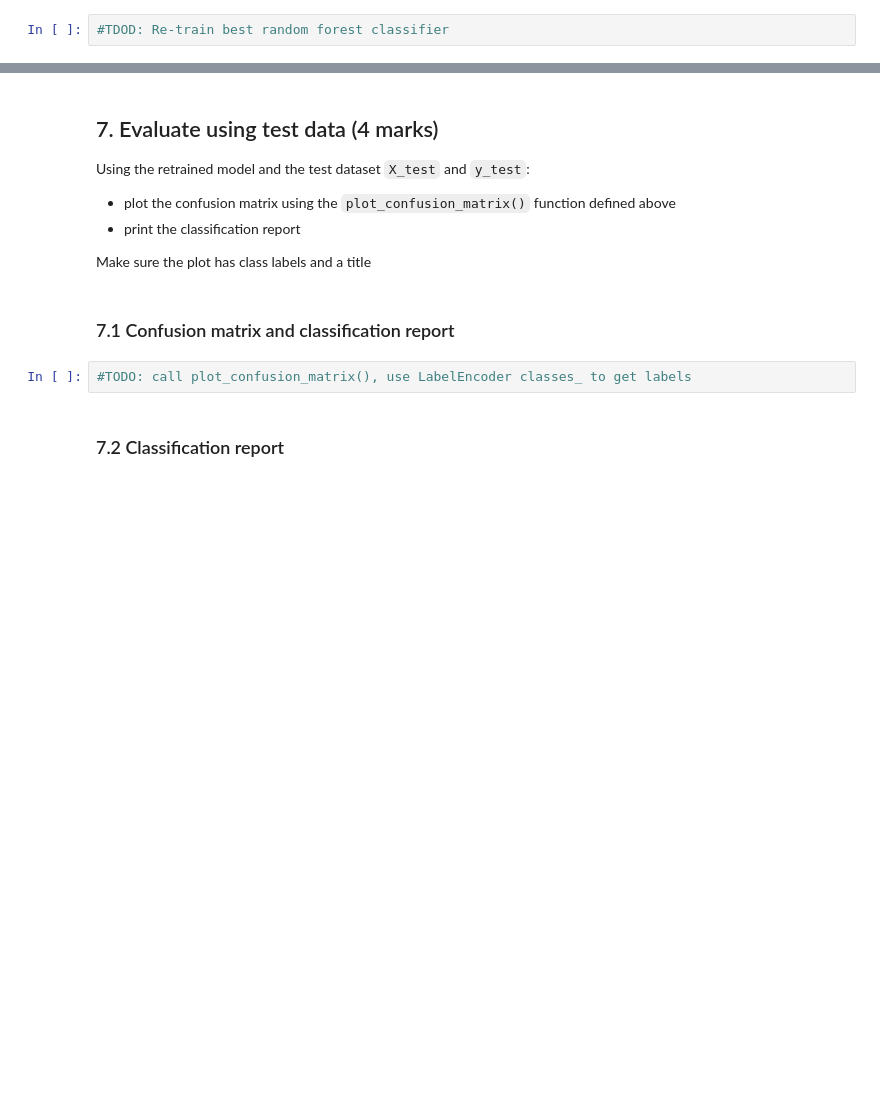
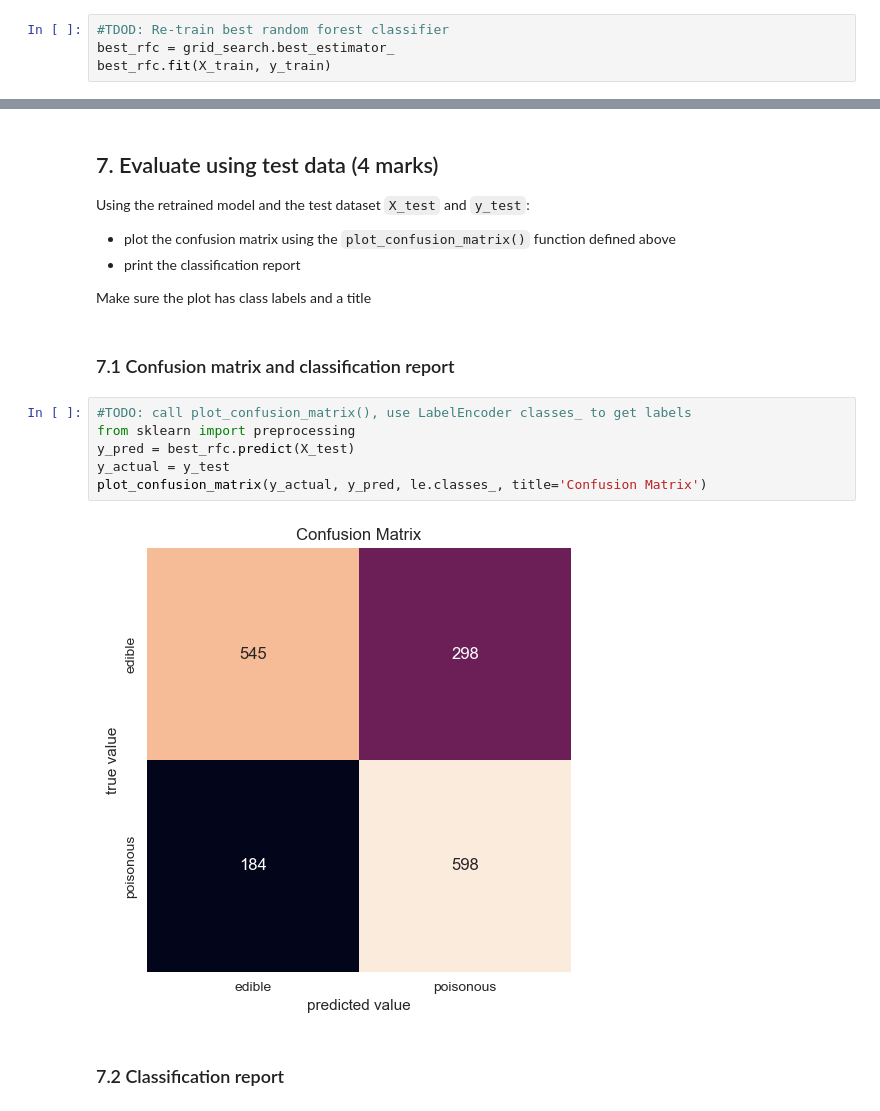
Before and after one commit to hjdsouza/ENSF-611, a Jupyter notebook: lab3/Lab3-1.ipynb, the cells around one changed output, grey strips where cells are left out. Drawn from its saved outputs; the diff is of its cells as text; blank space fills up the shorter version.

```diff
--- a/lab3/Lab3-1.ipynb
+++ b/lab3/Lab3-1.ipynb
@@ -254,3 +300,5 @@ Use the `print_grid_search_result()` and `plot_grid_search_result()` functions d
 Re-train the best `RandomForestClassifier()` from the grid search above on the training dataset `X_train` and `y_train`
 # %%
 #TDOD: Re-train best random forest classifier
+best_rfc = grid_search.best_estimator_
+best_rfc.fit(X_train, y_train)
@@ -266,6 +317,12 @@ Make sure the plot has class labels and a title
 ### 7.1 Confusion matrix and classification report
 # %%
 #TODO: call plot_confusion_matrix(), use LabelEncoder classes_ to get labels
+from sklearn import preprocessing
+y_pred = best_rfc.predict(X_test)
+y_actual = y_test
+plot_confusion_matrix(y_actual, y_pred, le.classes_, title='Confusion Matrix')
+# %% [output]
+[figure, added]
 # %% [markdown]
 ### 7.2 Classification report
 # %%
```
Also changed, not shown: parts of 21 cells of this notebook.
